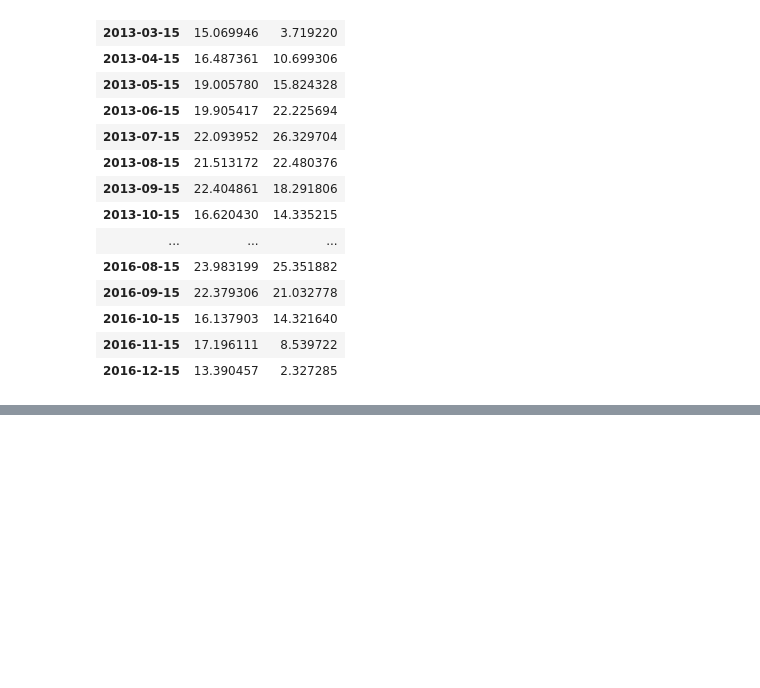
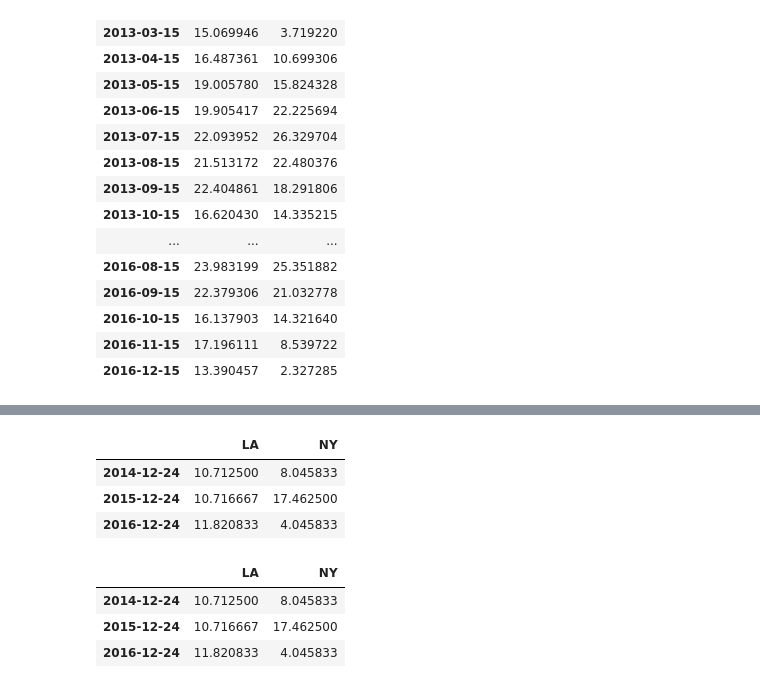
Before and after one commit to JamieW365/finance_projects, a Jupyter notebook: notebooks/time_series.ipynb, the cells around one changed output, grey strips where cells are left out. Cells and saved outputs as stored; diff of their text form; code cells hidden in the pictures; blank space fills up the shorter version.

```diff
--- a/notebooks/time_series.ipynb
+++ b/notebooks/time_series.ipynb
@@ -956,0 +1004,15 @@ df_offset
+# %%
+# Average temperatures on each birthday
+df_resample.loc[birthdays]
+# %% [output]
+|  | LA | NY |
+| 2014-12-24 | 10.712500 | 8.045833 |
+| 2015-12-24 | 10.716667 | 17.462500 |
+| 2016-12-24 | 11.820833 | 4.045833 |
+# %%
+df_resample.reindex(birthdays)
+# %% [output]
+|  | LA | NY |
+| 2014-12-24 | 10.712500 | 8.045833 |
+| 2015-12-24 | 10.716667 | 17.462500 |
+| 2016-12-24 | 11.820833 | 4.045833 |
```
Also changed, not shown: parts of 6 cells of this notebook.
